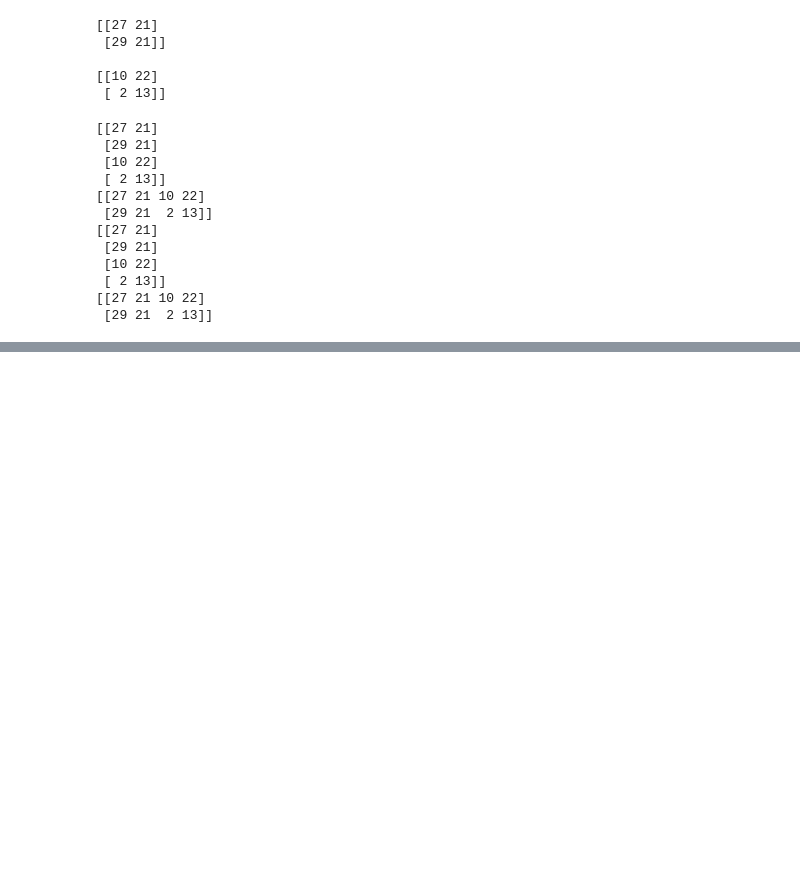
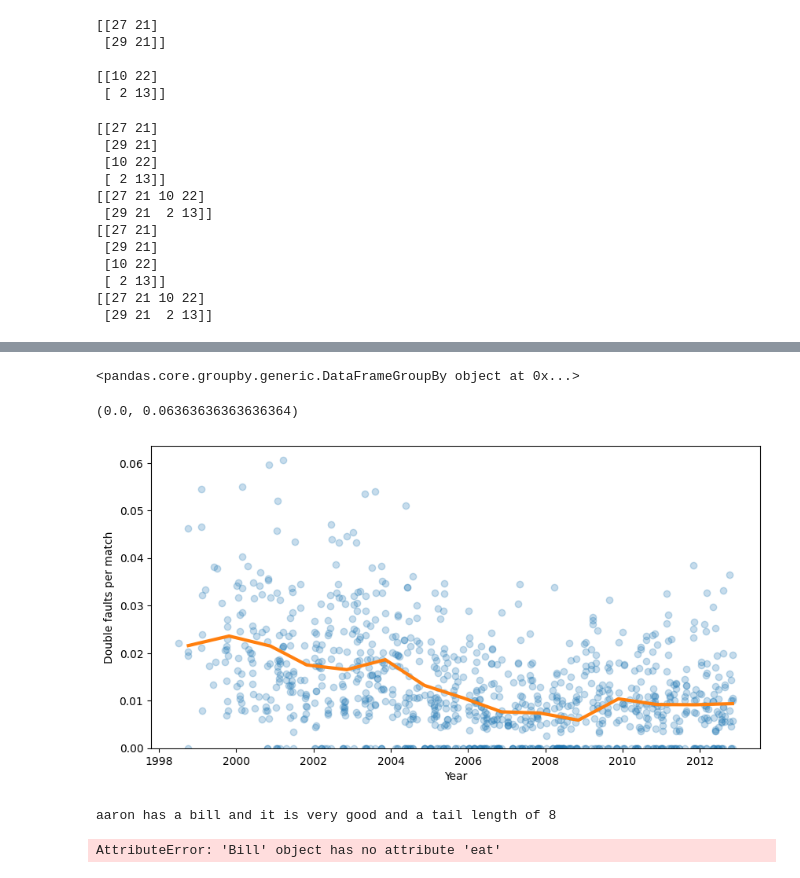
Before and after one commit to NYC0326/HYUDS22, a Jupyter notebook: Midterm Summary.ipynb, the cells around one changed output, grey strips where cells are left out. Saved outputs shown, nothing was run; the diff lists cells and outputs as text; code cells hidden in the pictures; blank space fills up the shorter version.

```diff
--- a/Midterm Summary.ipynb
+++ b/Midterm Summary.ipynb
@@ -1000,0 +1302,7 @@ print(np.concatenate([K,M], axis=1)) # 수평으로 쌓기 (row)
+# %%
+player = 'Roger Federer'
+df = pd.read_csv('https://github.com/ipython-books/'
+                 'cookbook-2nd-data/blob/master/'
+                 'federer.csv?raw=true',
+                 parse_dates=['start date'],
+                 dayfirst=True)
@@ -1000,0 +1334,3 @@ print(np.concatenate([K,M], axis=1)) # 수평으로 쌓기 (row)
+# %%
+df['win'] = df['winner'] == player
+df['win'].tail()
@@ -1000,0 +1349,5 @@ print(np.concatenate([K,M], axis=1)) # 수평으로 쌓기 (row)
+# %%
+date = df['start date']
+df['dblfaults'] = (df['player1 double faults'] /
+				   df['player1 total points total'])
+df['dblfaults'].tail()
@@ -1000,0 +1384,47 @@ print(np.concatenate([K,M], axis=1)) # 수평으로 쌓기 (row)
+# %%
+gb = df.groupby('year')
+print(gb)
+# %% [output]
+<pandas.core.groupby.generic.DataFrameGroupBy object at 0x...>
+# %%
+fig, ax = plt.subplots(1,1, figsize=(10, 5))
+ax.plot_date(pd.to_datetime(date), df['dblfaults'], alpha=.25)
+ax.plot_date(pd.to_datetime(gb['start date'].max()),
+             gb['dblfaults'].mean(), '-', lw=3)
+ax.set_xlabel('Year')
+ax.set_ylabel('Double faults per match')
+ax.set_ylim(0)
+# %% [output]
+(0.0, 0.06363636363636364)
+[figure, added]
+# %%
+class Bill(object):
+    def __init__(self, desc):
+        self.desc = desc
+
+class Tail(object):
+    def __init__(self, length):
+        self.length = length
+
+class Duck(object):
+
+    def __init__(self, bill, tail, name):
+        self.bill = bill
+        self.tail = tail
+        self.name = name
+
+    def eat(self):
+        self.bill.eat()
+
+    def about(self):
+        print(self.name, 'has a bill and it is', self.bill.desc, 'and a tail length of', self.tail.length)
+
+bill = Bill('very good')
+tail = Tail(8)
+
+duck = Duck(bill, tail, 'aaron')
+duck.about()
+duck.eat()
+# %% [output]
+aaron has a bill and it is very good and a tail length of 8
+AttributeError: 'Bill' object has no attribute 'eat'
```
Also changed, not shown: parts of 27 cells of this notebook.
